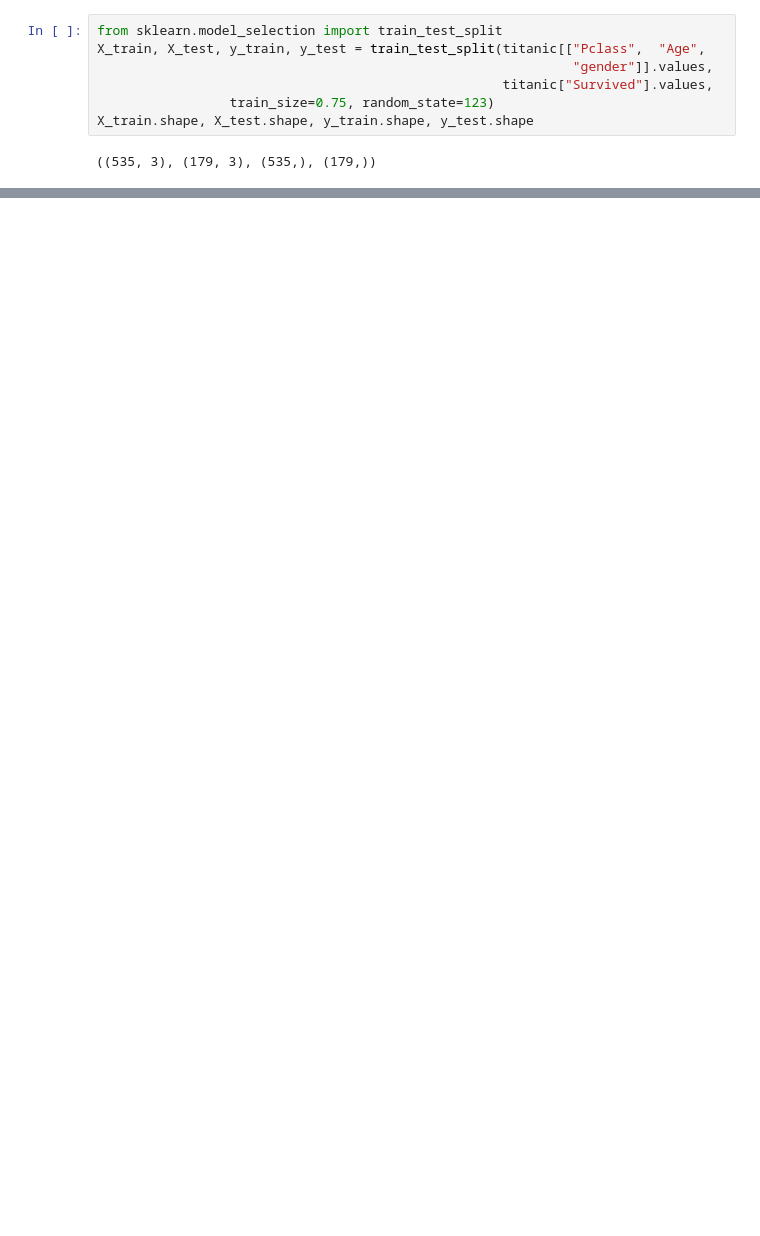
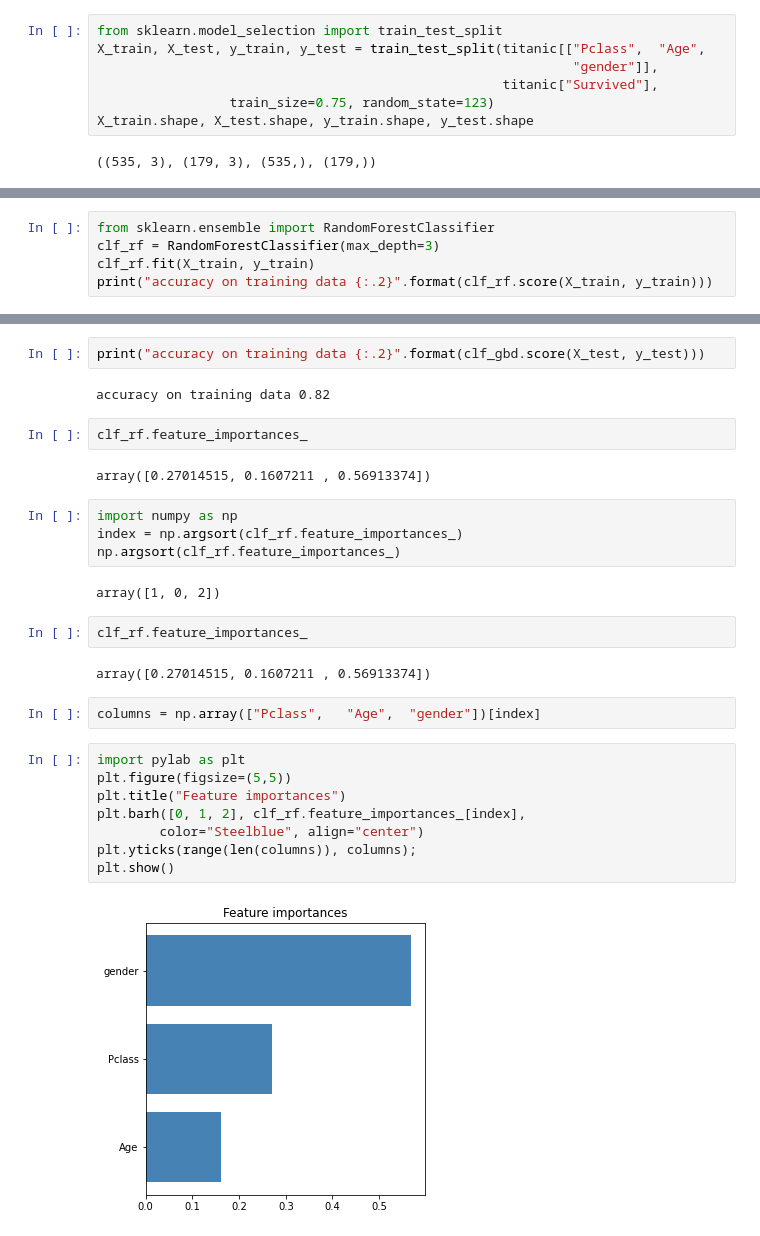
Before and after one commit to fedhere/PUS2022, a Jupyter notebook: classdemo/titanicdemo.ipynb, the cells around one changed output, grey strips where cells are left out. Drawn from its saved outputs; the diff is of its cells as text; blank space fills up the shorter version.

```diff
--- a/classdemo/titanicdemo.ipynb
+++ b/classdemo/titanicdemo.ipynb
@@ -127,8 +192,8 @@ titanic.dropna(how="any", axis=0, inplace=True)
 # %%
 from sklearn.model_selection import train_test_split
 X_train, X_test, y_train, y_test = train_test_split(titanic[["Pclass",	"Age",
-                                                             "gender"]].values,
-                                                    titanic["Survived"].values,
+                                                             "gender"]],
+                                                    titanic["Survived"],
                  train_size=0.75, random_state=123)
 X_train.shape, X_test.shape, y_train.shape, y_test.shape
 # %% [output]
@@ -146,0 +212,5 @@ clf.score(X_test, y_test)
+# %%
+from sklearn.ensemble import RandomForestClassifier
+clf_rf = RandomForestClassifier(max_depth=3)
+clf_rf.fit(X_train, y_train)
+print("accuracy on training data {:.2}".format(clf_rf.score(X_train, y_train)))
@@ -146,0 +226,30 @@ clf.score(X_test, y_test)
+# %%
+print("accuracy on training data {:.2}".format(clf_gbd.score(X_test, y_test)))
+# %% [output]
+accuracy on training data 0.82
+# %%
+clf_rf.feature_importances_
+# %% [output]
+array([0.27014515, 0.1607211 , 0.56913374])
+# %%
+import numpy as np
+index = np.argsort(clf_rf.feature_importances_)
+np.argsort(clf_rf.feature_importances_)
+# %% [output]
+array([1, 0, 2])
+# %%
+clf_rf.feature_importances_
+# %% [output]
+array([0.27014515, 0.1607211 , 0.56913374])
+# %%
+columns = np.array(["Pclass",	"Age",	"gender"])[index]
+# %%
+import pylab as plt
+plt.figure(figsize=(5,5))
+plt.title("Feature importances")
+plt.barh([0, 1, 2], clf_rf.feature_importances_[index],
+        color="Steelblue", align="center")
+plt.yticks(range(len(columns)), columns);
+plt.show()
+# %% [output]
+[figure, added]
```
Also changed, not shown: parts of 27 cells of this notebook.
